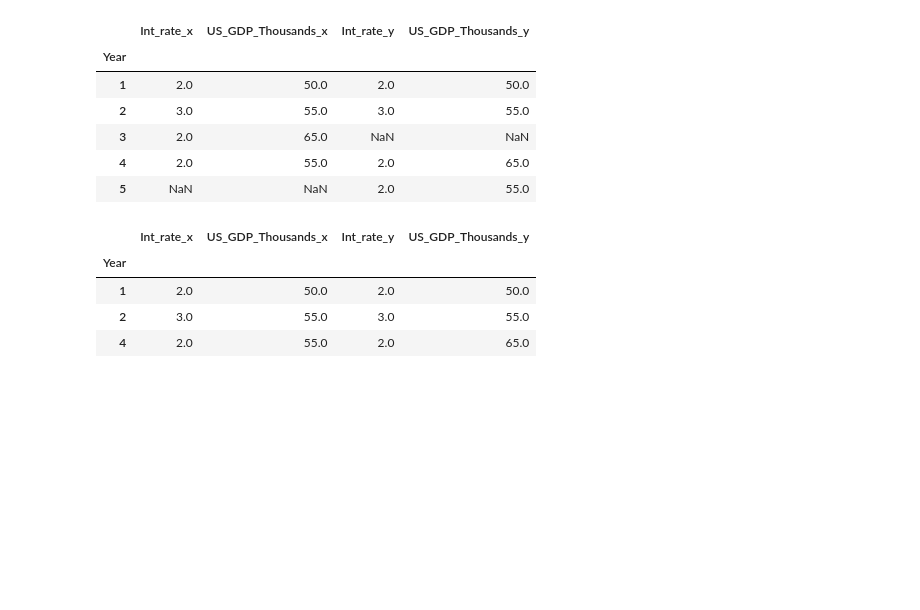
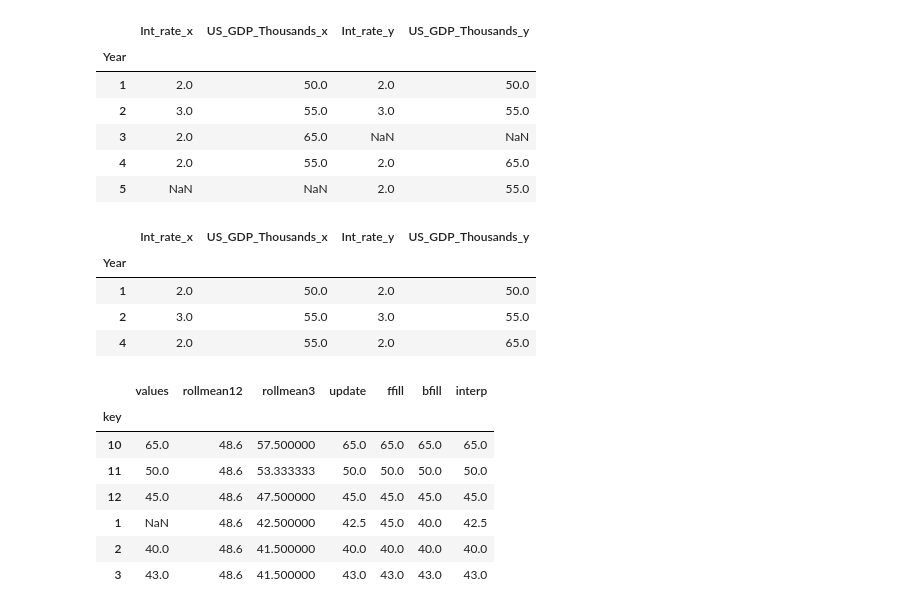
Before and after one commit to davidcampelo/data-science-tests, a Jupyter notebook: 2 - Pandas basics operations.ipynb, the cells around one changed output. Saved outputs shown, nothing was run; the diff lists cells and outputs as text; code cells hidden in the pictures; blank space fills up the shorter version.

Commit message:
Added example of using back/foward fill and interpolation in pandas

```diff
--- a/2 - Pandas basics operations.ipynb
+++ b/2 - Pandas basics operations.ipynb
@@ -239,3 +233,28 @@ outer_join.dropna()
 | 1 | 2.0 | 50.0 | 2.0 | 50.0 |
 | 2 | 3.0 | 55.0 | 3.0 | 55.0 |
 | 4 | 2.0 | 55.0 | 2.0 | 65.0 |
+# %%
+# Tyring some backward fill, foward fill and interpolation
+df=pd.DataFrame({'key' : [10,11,12,1,2,3],
+                 'values'  : [65,50,45,np.nan,40,43] }).set_index('key')
+
+df['rollmean12'] = df['values'].rolling(12,center=True,min_periods=1).mean()
+df['rollmean3']  = df['values'].rolling( 3,center=True,min_periods=1).mean()
+
+df['update'] = df['rollmean3']
+df['update'].update( df['values'] )  # note: this is an inplace operation
+
+df['ffill']   = df['values'].ffill()         # previous month
+df['bfill']   = df['values'].bfill()         # next month
+df['interp']  = df['values'].interpolate()   # mean of prev/next
+
+df
+# %% [output]
+|  | values | rollmean12 | rollmean3 | update | ffill | bfill | interp |
+| key |  |  |  |  |  |  |  |
+| 10 | 65.0 | 48.6 | 57.500000 | 65.0 | 65.0 | 65.0 | 65.0 |
+| 11 | 50.0 | 48.6 | 53.333333 | 50.0 | 50.0 | 50.0 | 50.0 |
+| 12 | 45.0 | 48.6 | 47.500000 | 45.0 | 45.0 | 45.0 | 45.0 |
+| 1 | NaN | 48.6 | 42.500000 | 42.5 | 45.0 | 40.0 | 42.5 |
+| 2 | 40.0 | 48.6 | 41.500000 | 40.0 | 40.0 | 40.0 | 40.0 |
+| 3 | 43.0 | 48.6 | 41.500000 | 43.0 | 43.0 | 43.0 | 43.0 |
```
Also changed, not shown: parts of 4 cells of this notebook.
